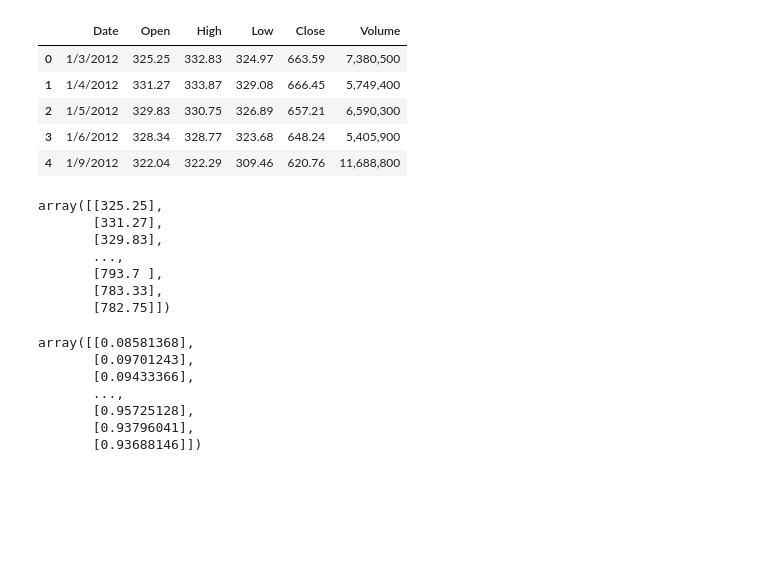
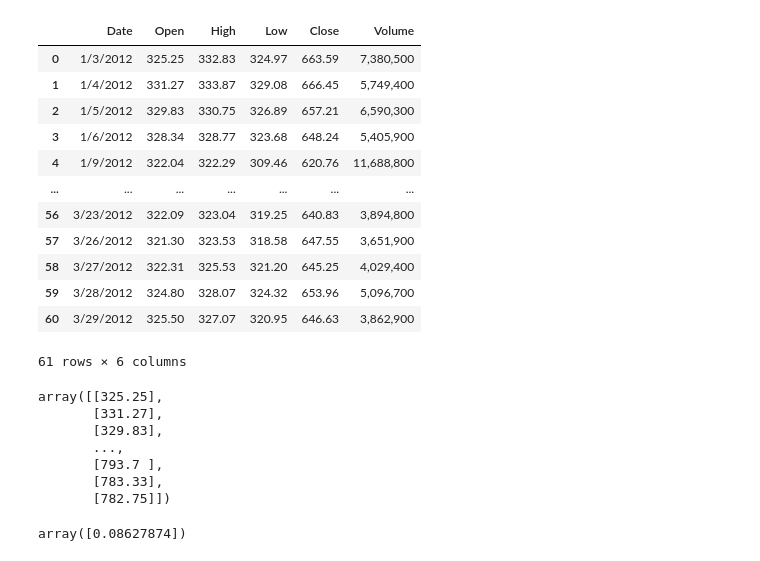
Before and after one commit to Tharunopi/Tharun-s-training-data, a Jupyter notebook: Udemy deep learning/RNN/RNN_training.ipynb, the cells around one changed output. Cells and saved outputs as stored; diff of their text form; code cells hidden in the pictures; blank space fills up the shorter version.

```diff
--- a/Udemy deep learning/RNN/RNN_training.ipynb
+++ b/Udemy deep learning/RNN/RNN_training.ipynb
@@ -6,14 +6,21 @@ from sklearn.preprocessing import MinMaxScaler
 # %%
 df = pd.read_csv(r"C:\Stack overflow\Tharun-s-training-data\Udemy deep learning\RNN\Part+3+-+Recurrent+Neural+Networks\Part 3 - Recurrent Neural Networks\Google_Stock_Price_Train.csv")
 # %%
-df.head()
+df.head(61)
 # %% [output]
 |  | Date | Open | High | Low | Close | Volume |
 | 0 | 1/3/2012 | 325.25 | 332.83 | 324.97 | 663.59 | 7,380,500 |
 | 1 | 1/4/2012 | 331.27 | 333.87 | 329.08 | 666.45 | 5,749,400 |
 | 2 | 1/5/2012 | 329.83 | 330.75 | 326.89 | 657.21 | 6,590,300 |
 | 3 | 1/6/2012 | 328.34 | 328.77 | 323.68 | 648.24 | 5,405,900 |
 | 4 | 1/9/2012 | 322.04 | 322.29 | 309.46 | 620.76 | 11,688,800 |
+| ... | ... | ... | ... | ... | ... | ... |
+| 56 | 3/23/2012 | 322.09 | 323.04 | 319.25 | 640.83 | 3,894,800 |
+| 57 | 3/26/2012 | 321.30 | 323.53 | 318.58 | 647.55 | 3,651,900 |
+| 58 | 3/27/2012 | 322.31 | 325.53 | 321.20 | 645.25 | 4,029,400 |
+| 59 | 3/28/2012 | 324.80 | 328.07 | 324.32 | 653.96 | 5,096,700 |
+| 60 | 3/29/2012 | 325.50 | 327.07 | 320.95 | 646.63 | 3,862,900 |
+61 rows × 6 columns
 # %%
 train = np.array(df.iloc[:, 1:2].values)
 train
@@ -28,12 +35,6 @@ array([[325.25],
 # %%
 sc = MinMaxScaler()
 X = sc.fit_transform(train)
-X
+X[60]
 # %% [output]
-array([[0.08581368],
-       [0.09701243],
-       [0.09433366],
-       ...,
-       [0.95725128],
-       [0.93796041],
-       [0.93688146]])
+array([0.08627874])
```
Also changed, not shown: parts of 27 cells of this notebook, 1 other file.
